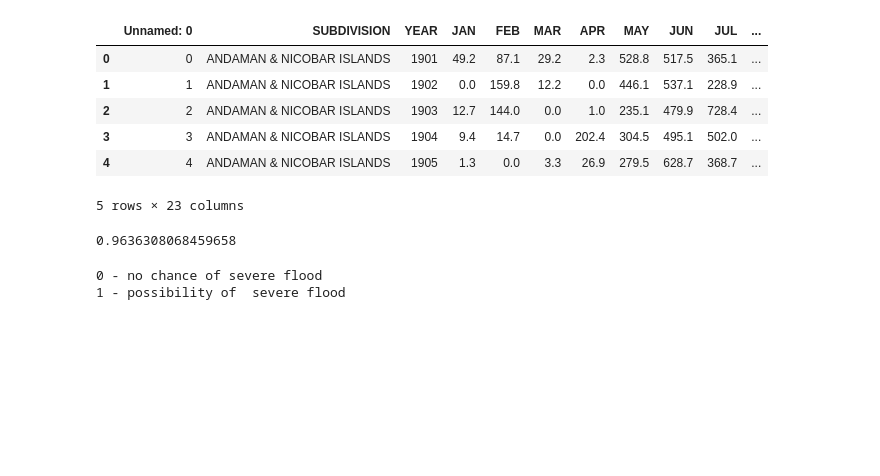
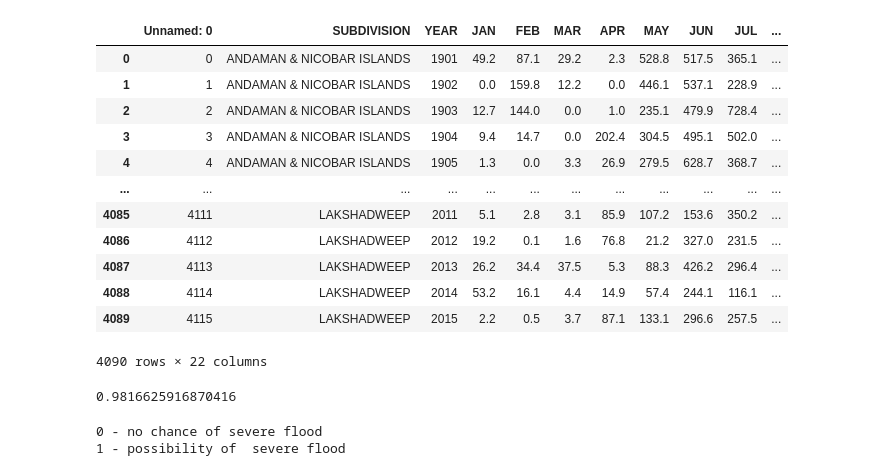
Before and after one commit to sai1207y/Flood_Predictor, a Jupyter notebook: Flood_Prediction_final.ipynb, the cells around one changed output. Drawn from its saved outputs; the diff is of its cells as text; code cells hidden in the pictures; blank space fills up the shorter version.

```diff
--- a/Flood_Prediction_final.ipynb
+++ b/Flood_Prediction_final.ipynb
@@ -72,14 +65,20 @@ print((x))
 # %%
 df = pd.read_csv('/content/out1.csv')
-df.head()
+df
 # %% [output]
 |  | Unnamed: 0 | SUBDIVISION | YEAR | JAN | FEB | MAR | APR | MAY | JUN | JUL | ... |
 | 0 | 0 | ANDAMAN & NICOBAR ISLANDS | 1901 | 49.2 | 87.1 | 29.2 | 2.3 | 528.8 | 517.5 | 365.1 | ... |
 | 1 | 1 | ANDAMAN & NICOBAR ISLANDS | 1902 | 0.0 | 159.8 | 12.2 | 0.0 | 446.1 | 537.1 | 228.9 | ... |
 | 2 | 2 | ANDAMAN & NICOBAR ISLANDS | 1903 | 12.7 | 144.0 | 0.0 | 1.0 | 235.1 | 479.9 | 728.4 | ... |
 | 3 | 3 | ANDAMAN & NICOBAR ISLANDS | 1904 | 9.4 | 14.7 | 0.0 | 202.4 | 304.5 | 495.1 | 502.0 | ... |
 | 4 | 4 | ANDAMAN & NICOBAR ISLANDS | 1905 | 1.3 | 0.0 | 3.3 | 26.9 | 279.5 | 628.7 | 368.7 | ... |
+| ... | ... | ... | ... | ... | ... | ... | ... | ... | ... | ... | ... |
+| 4085 | 4111 | LAKSHADWEEP | 2011 | 5.1 | 2.8 | 3.1 | 85.9 | 107.2 | 153.6 | 350.2 | ... |
+| 4086 | 4112 | LAKSHADWEEP | 2012 | 19.2 | 0.1 | 1.6 | 76.8 | 21.2 | 327.0 | 231.5 | ... |
+| 4087 | 4113 | LAKSHADWEEP | 2013 | 26.2 | 34.4 | 37.5 | 5.3 | 88.3 | 426.2 | 296.4 | ... |
+| 4088 | 4114 | LAKSHADWEEP | 2014 | 53.2 | 16.1 | 4.4 | 14.9 | 57.4 | 244.1 | 116.1 | ... |
+| 4089 | 4115 | LAKSHADWEEP | 2015 | 2.2 | 0.5 | 3.7 | 87.1 | 133.1 | 296.6 | 257.5 | ... |
-5 rows × 23 columns
+4090 rows × 22 columns
 # %%
 import scipy
 from scipy.stats import spearmanr
@@ -99,7 +98,7 @@ from sklearn import preprocessing
 
 #WE USE LOGISTIC REGRESSION FOR TRAINING
 
-X = df[{'Mar-May', 'avgjune', 'sub'}]
+X = df[{'Mar-May', 'JUN', 'JUL', 'sub'}]
 y = df['flood']
 
 (X_train, X_test, Y_train, Y_test) = train_test_split(X, y, random_state=42, test_size=0.2)
@@ -109,5 +108,5 @@ model=LogisticRegression()
 model.fit(X_train,Y_train)
 print(model.score(X_train, Y_train))
 # %% [output]
-0.9636308068459658
+0.9816625916870416
 # %%
```
Also changed, not shown: parts of 3 cells of this notebook, 3 other files.
